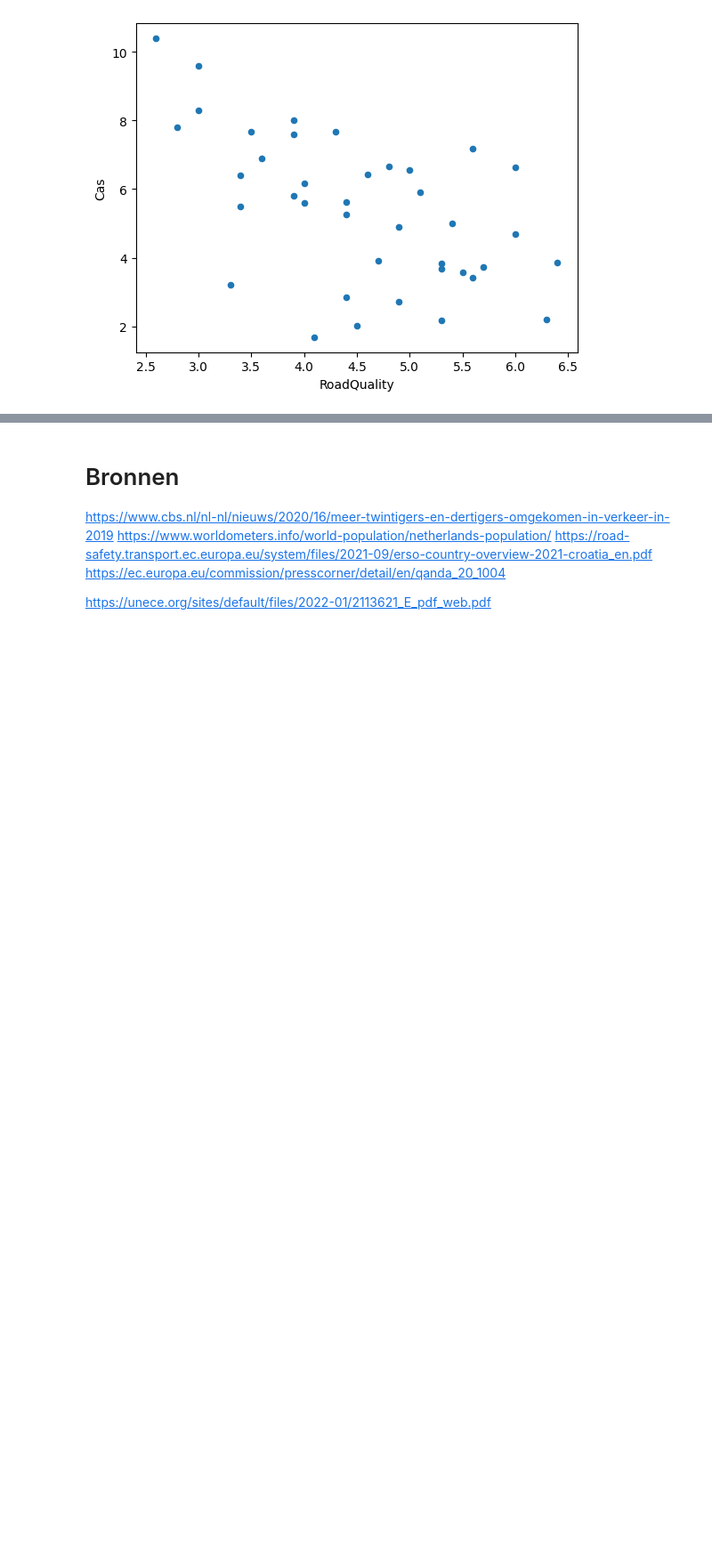
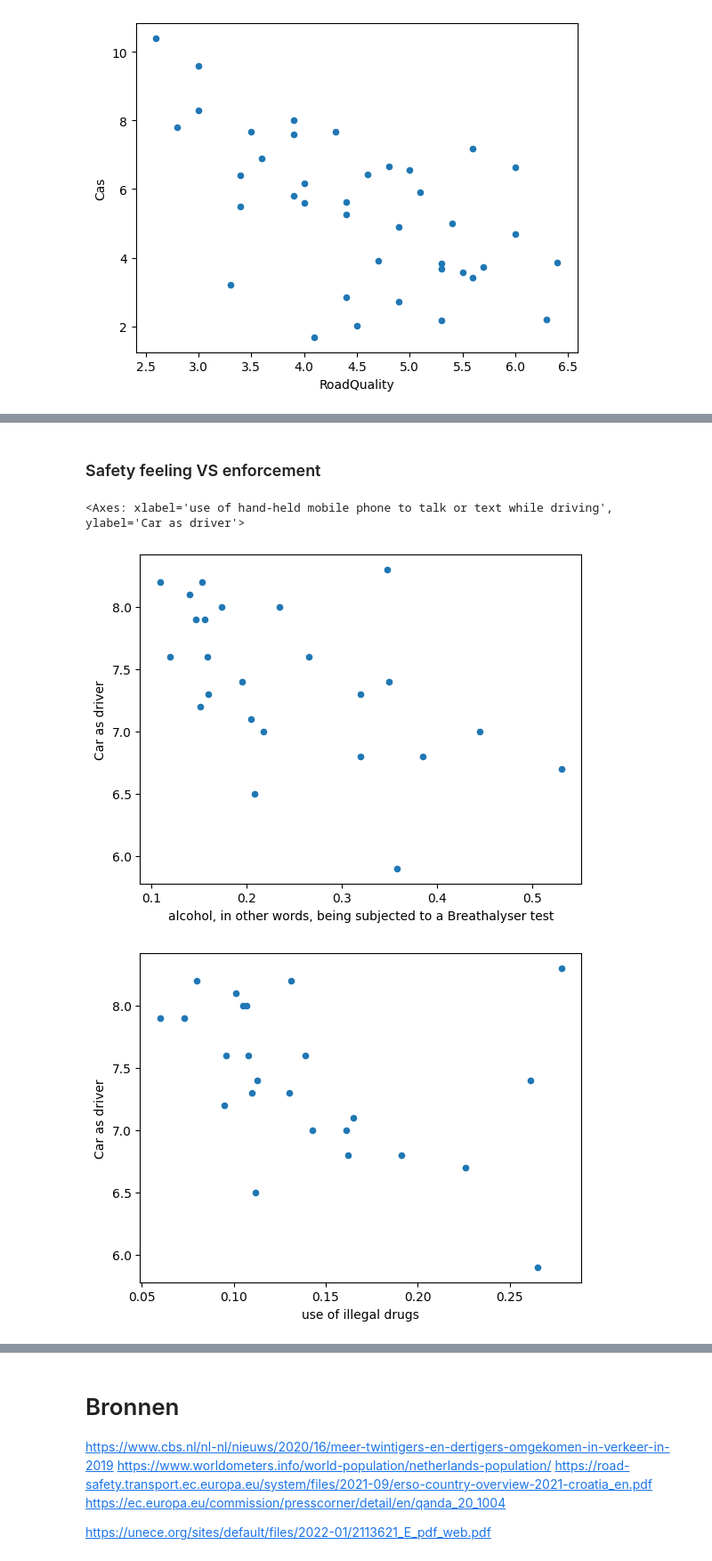
Before and after one commit to ThomSerg/InfoVis-Verkeersongevallen, a Jupyter notebook: db/Europe/Dataset creation.ipynb, the cells around one changed output, grey strips where cells are left out. Shown at 89% size. Saved outputs shown, nothing was run; the diff lists cells and outputs as text; code cells hidden in the pictures; blank space fills up the shorter version.

```diff
--- a/db/Europe/Dataset creation.ipynb
+++ b/db/Europe/Dataset creation.ipynb
@@ -181,0 +284,12 @@ TrafficDataset.plot.scatter(x='RoadQuality', y='Cas')
+# %% [markdown]
+### Safety feeling VS enforcement
+# %%
+pd.merge(enforcementPerceptionsData, safetyFeelingData, how="inner", on="Country").plot.scatter(x='alcohol, in other words, being subjected to a Breathalyser test', y='Car as driver')
+pd.merge(enforcementPerceptionsData, safetyFeelingData, how="inner", on="Country").plot.scatter(x='use of illegal drugs', y='Car as driver')
+pd.merge(enforcementPerceptionsData, safetyFeelingData, how="inner", on="Country").plot.scatter(x='respecting the speed limits', y='Car as driver')
+pd.merge(enforcementPerceptionsData, safetyFeelingData, how="inner", on="Country").plot.scatter(x='wearing your seatbelt', y='Car as driver')
+pd.merge(enforcementPerceptionsData, safetyFeelingData, how="inner", on="Country").plot.scatter(x='use of hand-held mobile phone to talk or text while driving', y='Car as driver')
+# %% [output]
+<Axes: xlabel='use of hand-held mobile phone to talk or text while driving', ylabel='Car as driver'>
+[figure, added]
+[figure, added]
```
Also changed, not shown: parts of 23 cells of this notebook.
